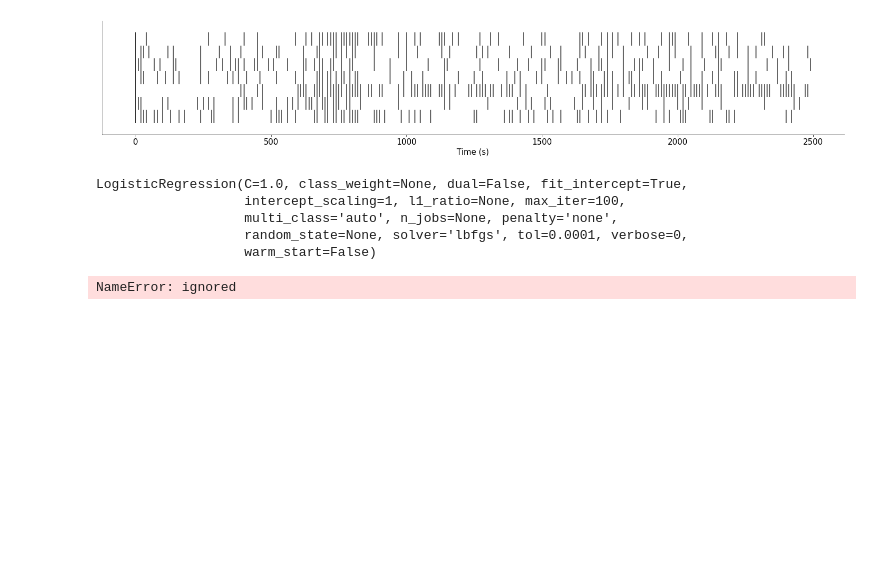
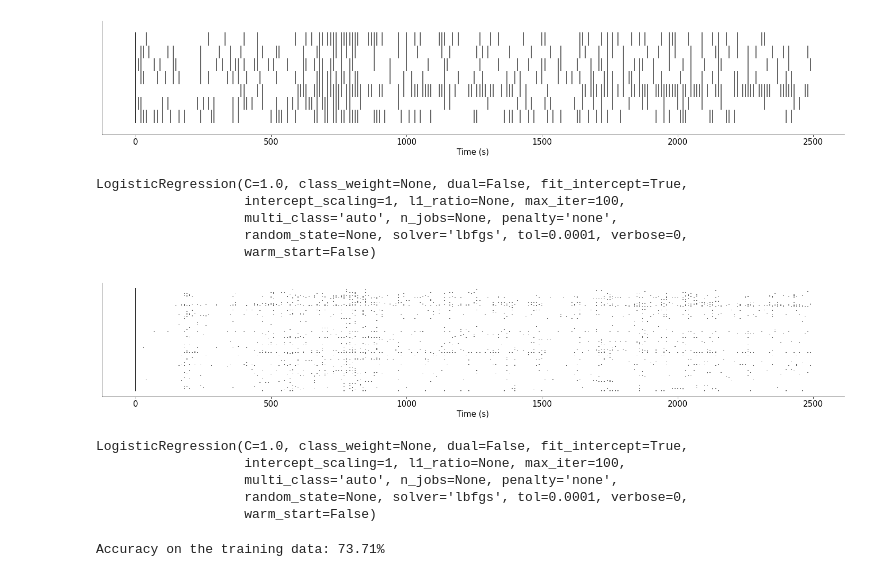
Before and after one commit to jawshan/CompNeuro_Summer2020, a Jupyter notebook: Jawshan_summer_2020.ipynb, the cells around one changed output. Saved outputs shown, nothing was run; the diff lists cells and outputs as text; code cells hidden in the pictures; blank space fills up the shorter version.

```diff
--- a/Jawshan_summer_2020.ipynb
+++ b/Jawshan_summer_2020.ipynb
@@ -167,9 +167,65 @@ LogisticRegression(C=1.0, class_weight=None, dual=False, fit_intercept=True,
                    multi_class='auto', n_jobs=None, penalty='none',
                    random_state=None, solver='lbfgs', tol=0.0001, verbose=0,
                    warm_start=False)
-# %%
-#row['response']        = data['response']
-#row['feedback']        = data['feedback_type']
-row['binary_feedback'] = np.array(data['feedback_type'] == 1).astype(int)
-# %% [output]
-NameError: ignored
+# %%
+#@title logistic regression (Neuron+trial)
+
+interval_spike_times = extracted_data[0]['spike_times']
+neuron_idx           = 30
+trials, __, __       = np.shape(interval_spike_times)
+trials               = np.arange(0, trials, 1).tolist()
+
+plt.eventplot(interval_spike_times[trials][neuron_idx], color=".2")
+plt.xlabel("Time (s)")
+plt.yticks([]);
+# %% [output]
+[figure, added]
+# %%
+#@title cross validation
+from sklearn.linear_model import LogisticRegression
+from sklearn.model_selection import cross_val_score
+
+my_mouse             = extracted_data[0]
+feedback             = my_mouse['binary_feedback']
+spikes_my_mouse      = my_mouse['spikes_reordered']
+trials, neurons, __, = np.shape(spikes_my_mouse)
+trials               = [trial for trial in range(trials)]
+neurons              = [neuron for neuron in range(neurons)]
+
+neuron = 1
+
+X = spikes_my_mouse[neuron][1:][:]
+y = feedback[:-1]
+
+# define model
+log_reg = LogisticRegression(penalty="none")
+
+# fit model to data
+log_reg.fit(X, y)
+# %% [output]
+LogisticRegression(C=1.0, class_weight=None, dual=False, fit_intercept=True,
+                   intercept_scaling=1, l1_ratio=None, max_iter=100,
+                   multi_class='auto', n_jobs=None, penalty='none',
+                   random_state=None, solver='lbfgs', tol=0.0001, verbose=0,
+                   warm_start=False)
+# %%
+#@title computing accuracy
+def compute_accuracy(X, y, model):
+  """Compute accuracy of classifier predictions.
+
+  Args:
+    X (2D array): Data matrix
+    y (1D array): Label vector
+    model (sklearn estimator): Classifier with trained weights.
+  Returns:
+    accuracy (float): Proportion of correct predictions.
+  """
+  y_pred = model.predict(X)
+  accuracy = (y == y_pred).mean()
+
+  return accuracy
+
+train_accuracy = compute_accuracy(X, y, log_reg)
+print(f"Accuracy on the training data: {train_accuracy:.2%}")
+# %% [output]
+Accuracy on the training data: 73.71%
```
